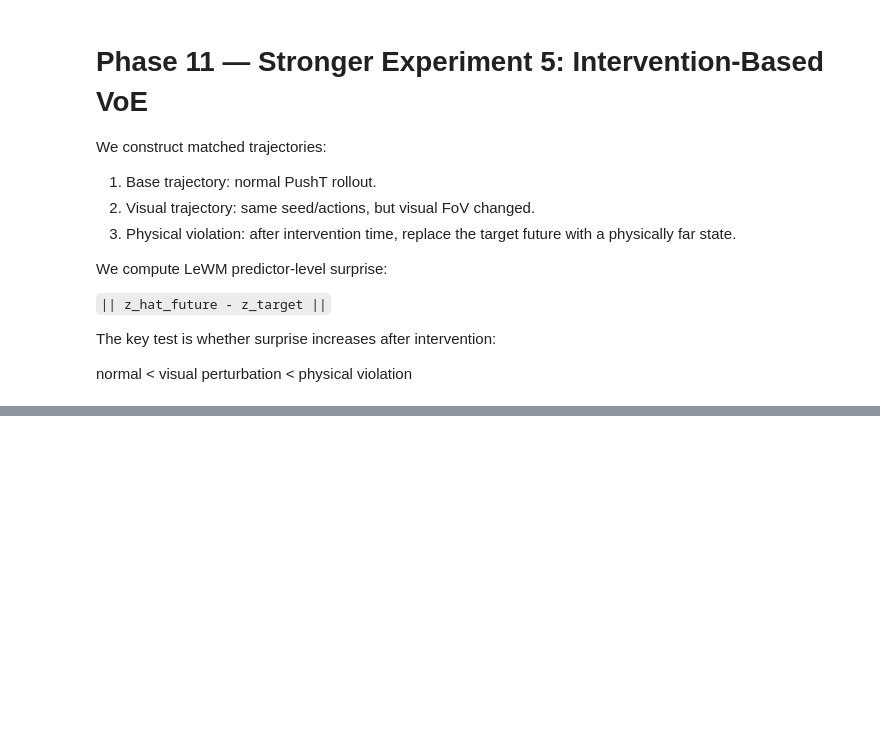
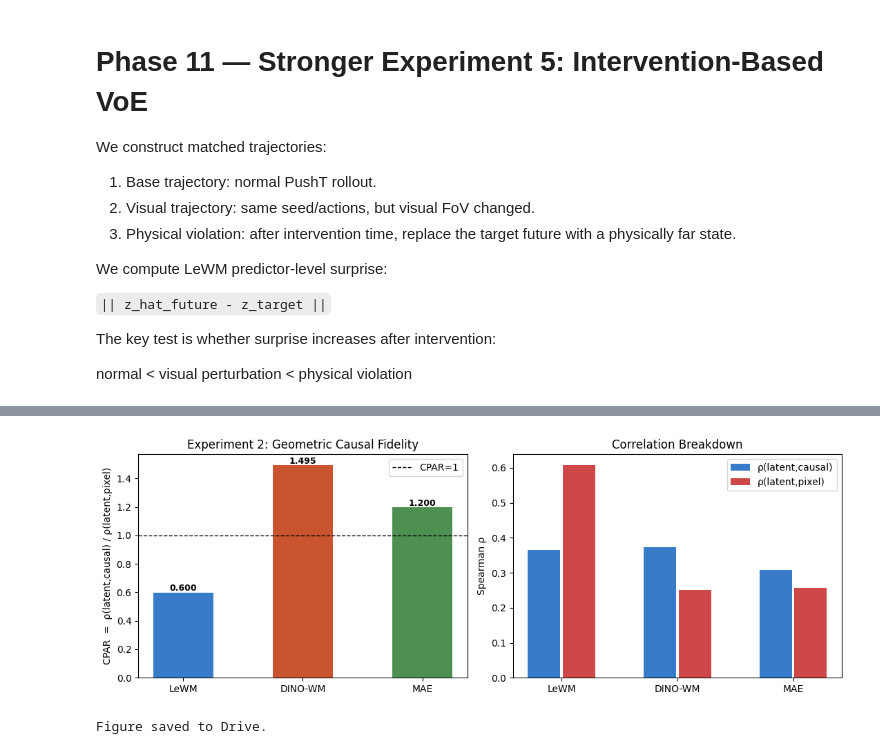
Before and after one commit to DanielEnriq/compcogsci-worldmodels, a Jupyter notebook: CCS_final_notebook.ipynb, the cells around one changed output, grey strips where cells are left out. Saved outputs shown, nothing was run; the diff lists cells and outputs as text; code cells hidden in the pictures; blank space fills up the shorter version.

Commit message:
phase 12 cpar

```diff
--- a/CCS_final_notebook.ipynb
+++ b/CCS_final_notebook.ipynb
@@ -4136,0 +3859,11 @@ Saved:
+# %%
+print("Computing D_pixel (this takes 2-3 min)...")
+obs_flat = obs.reshape(N, -1).astype(np.float32) / 255.0
+D_pixel  = squareform(pdist(obs_flat, metric="euclidean"))
+
+print("Computing D_causal...")
+block_state = StandardScaler().fit_transform(states[:, :3])
+D_causal    = squareform(pdist(block_state, metric="euclidean"))
+
+print(f"D_pixel:  {D_pixel.shape}  mean={D_pixel.mean():.3f}")
+print(f"D_causal: {D_causal.shape}  mean={D_causal.mean():.3f}")
@@ -4136,0 +3910,30 @@ Saved:
+# %%
+fig, axes = plt.subplots(1, 2, figsize=(11, 4))
+
+colors = ["#1565C0", "#BF360C", "#2E7D32"][:len(results_df)]
+ax = axes[0]
+bars = ax.bar(results_df["model"], results_df["CPAR"], color=colors, alpha=0.85, width=0.5)
+ax.axhline(1.0, color="black", linestyle="--", lw=1, label="CPAR=1")
+ax.set_ylabel("CPAR  =  ρ(latent,causal) / ρ(latent,pixel)")
+ax.set_title("Experiment 2: Geometric Causal Fidelity")
+for bar, v in zip(bars, results_df["CPAR"]):
+    ax.text(bar.get_x()+bar.get_width()/2, v+0.01, f"{v:.3f}",
+            ha="center", fontsize=9, fontweight="bold")
+ax.legend()
+
+ax = axes[1]
+x = range(len(results_df))
+ax.bar([i-0.15 for i in x], results_df["r_causal"], 0.28,
+       label="ρ(latent,causal)", color="#1565C0", alpha=0.85)
+ax.bar([i+0.15 for i in x], results_df["r_pixel"],  0.28,
+       label="ρ(latent,pixel)",  color="#C62828", alpha=0.85)
+ax.set_xticks(list(x)); ax.set_xticklabels(results_df["model"])
+ax.set_ylabel("Spearman ρ"); ax.set_title("Correlation Breakdown"); ax.legend()
+
+plt.tight_layout()
+plt.savefig(FIGURES_DIR / "exp2_cpar.png", dpi=200, bbox_inches="tight")
+plt.show()
+print("Figure saved to Drive.")
+# %% [output]
+[figure, added]
+Figure saved to Drive.
```
Also changed, not shown: parts of 72 cells of this notebook.
